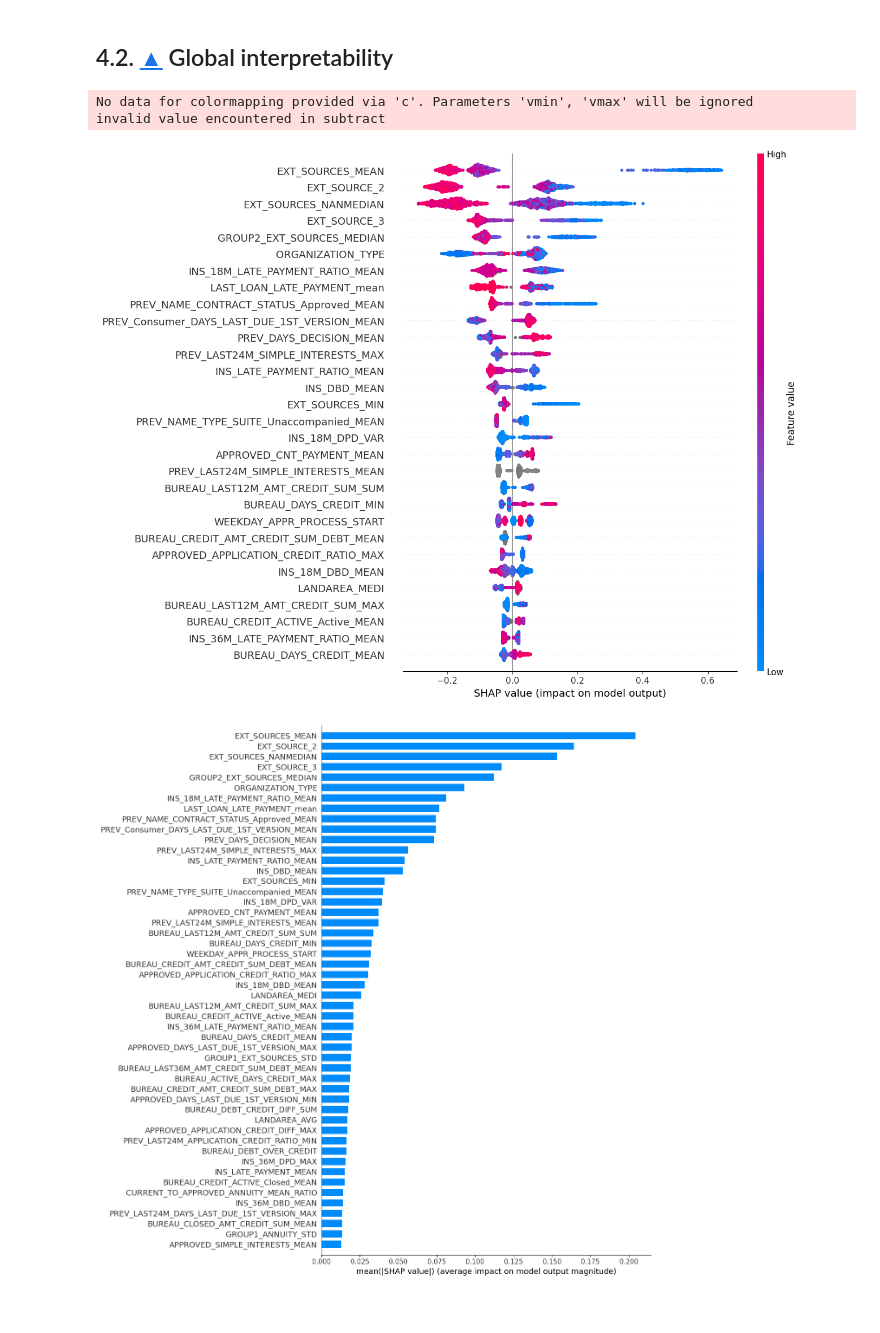
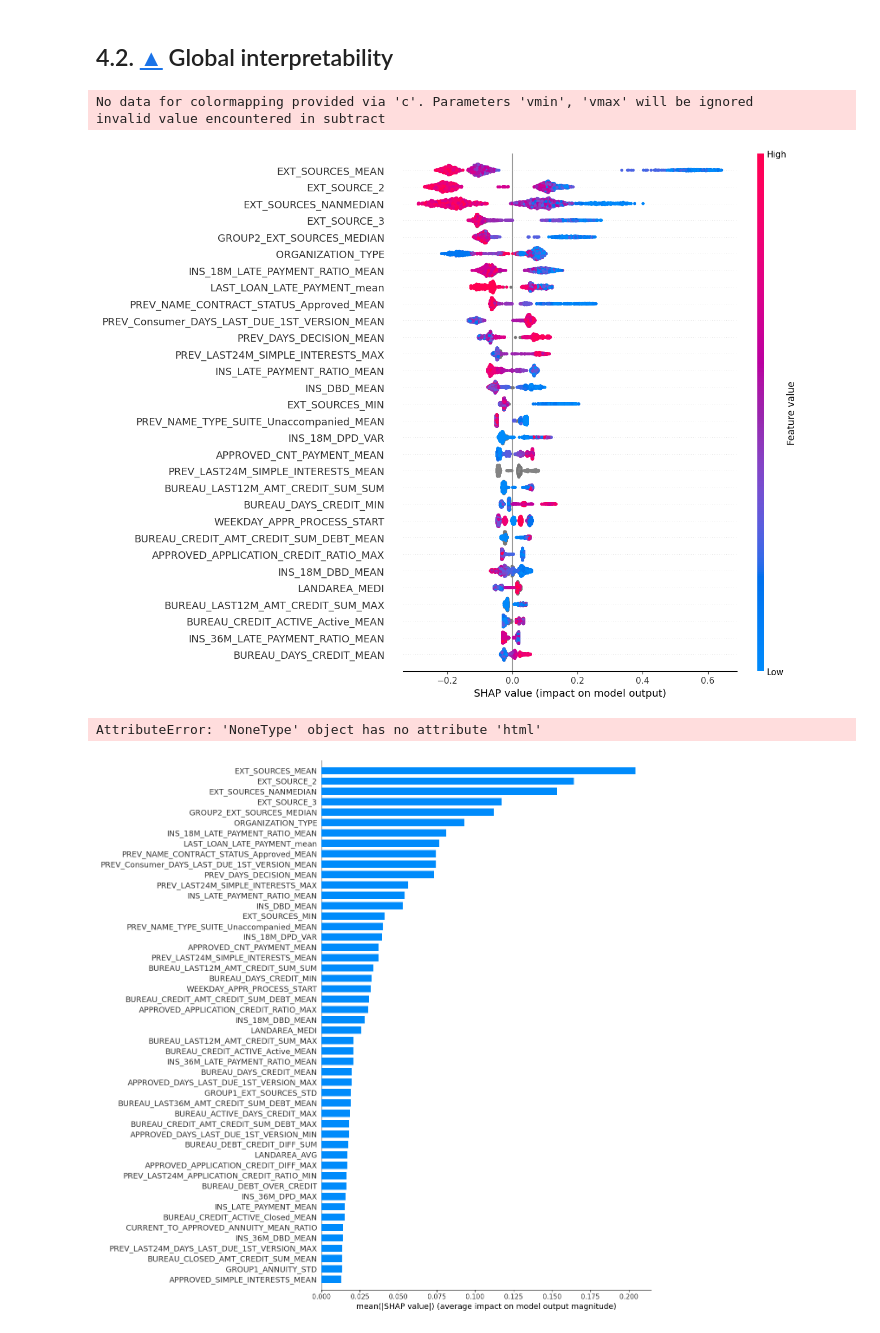
Before and after one commit to JulienfLeBoucher/OC_MLOps_credit_scoring, a Jupyter notebook: api/api_dev.ipynb, the cells around one changed output. Saved outputs shown, nothing was run; the diff lists cells and outputs as text; code cells hidden in the pictures.

```diff
--- a/api/api_dev.ipynb
+++ b/api/api_dev.ipynb
@@ -475,16 +480,23 @@ exp = shap.Explanation(
     feature_names=features.columns
 )
 # %%
-shap.summary_plot(
+shap_plot = shap.summary_plot(
     exp,
     features,
     max_display=30,
     plot_size=(13,10),
 )
 # %% [output]
 No data for colormapping provided via 'c'. Parameters 'vmin', 'vmax' will be ignored
 invalid value encountered in subtract
-[figure, old version]
+[figure, new version]
+# %%
+def shap_html(plot):
+    return f"<head>{shap.getjs()}</head><body>{plot.html()}</body>"
+
+shap_html(shap_plot)
+# %% [output]
+AttributeError: 'NoneType' object has no attribute 'html'
 # %%
 shap.summary_plot(
     exp,
```
Also changed, not shown: parts of 7 cells of this notebook, 3 other files.
